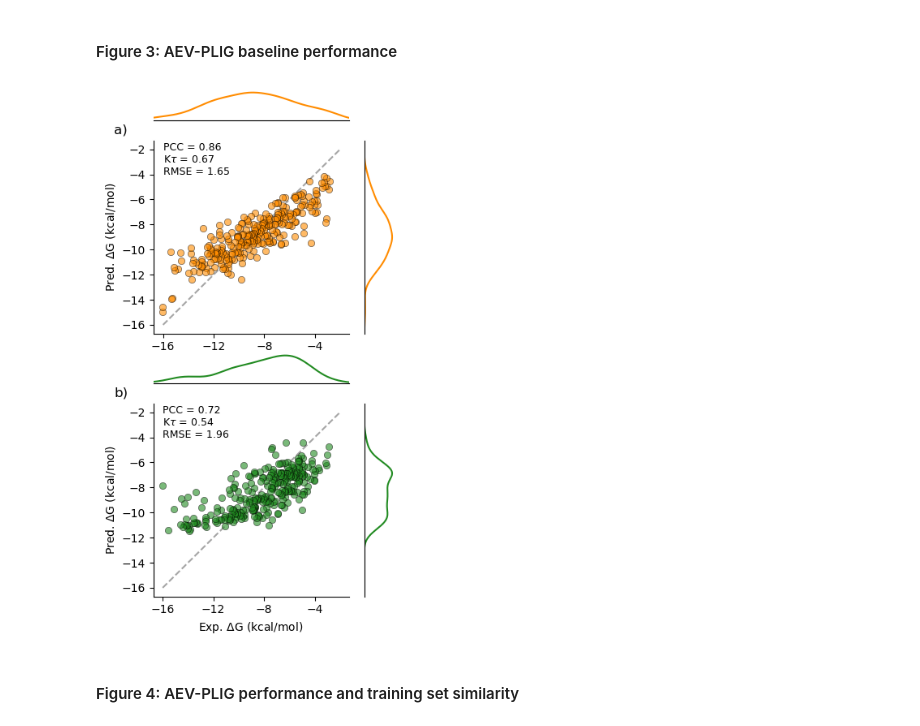
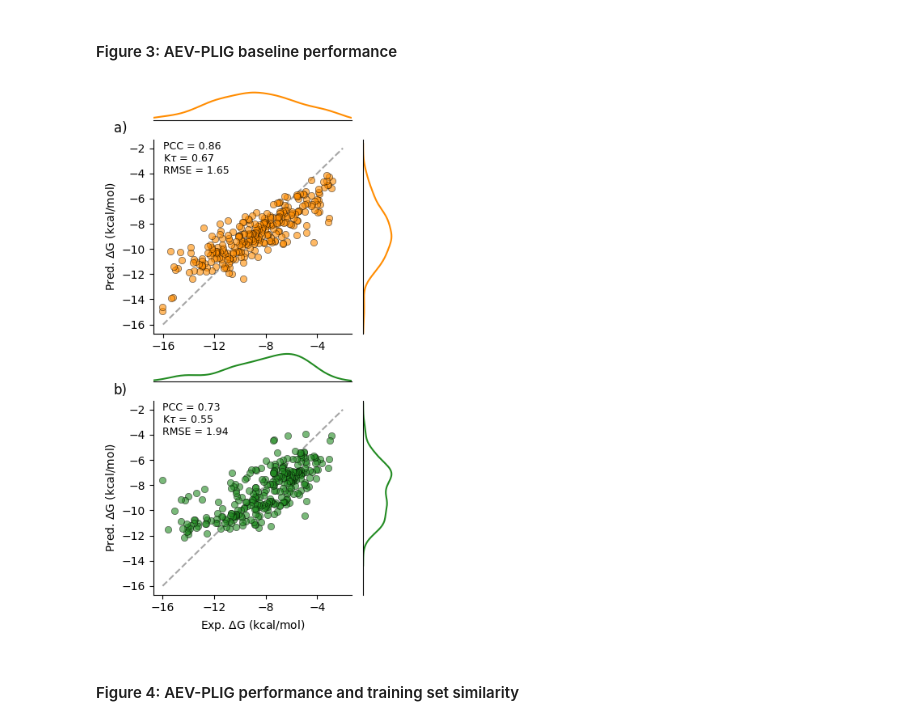
Before and after one commit to matthewtwarren/aev-plig-paper, a Jupyter notebook: figures/AEV-PLIG_figures.ipynb, the cells around one changed output. Drawn from its saved outputs; the diff is of its cells as text; code cells hidden in the pictures.

Commit message:
New figures

```diff
--- a/figures/AEV-PLIG_figures.ipynb
+++ b/figures/AEV-PLIG_figures.ipynb
@@ -13,6 +15,8 @@ from sklearn.metrics import mean_squared_error
 import matplotlib as mpl
 mpl.rcParams['savefig.dpi'] = 600
 mpl.rcParams['font.size'] = 10
+# %%
+data_path = "../data/"
 # %% [markdown]
 ### Main paper
 # %% [markdown]
@@ -159,20 +164,21 @@ def plot_scatter_with_marginals(df1, df2, x_col, y_col, group_col, outpath=None)
         plt.tight_layout(w_pad=1, h_pad=0)
         plt.savefig(outpath, bbox_inches='tight')
 # %%
-ood_baseline_predictions = pd.read_csv("../data/baseline/ood_test_refined+_predictions.csv")
+ood_baseline_predictions = pd.read_csv(os.path.join(data_path, "baseline/AEV-PLIG_oodtest_predictions.csv"))
 ood_baseline_predictions.rename(columns={'preds': 'preds_pk'}, inplace=True)
-ood_baseline_predictions['Exp. ΔG'] = [pk_to_dg(pk) for pk in ood_baseline_predictions['truth']]
+ood_baseline_predictions['Exp. ΔG'] = [pk_to_dg(pk) for pk in ood_baseline_predictions['pK']]
 ood_baseline_predictions['preds'] = [pk_to_dg(pk) for pk in ood_baseline_predictions['preds_pk']]
 ood_baseline_predictions['Target'] = 'OOD'
 
-casf16_baseline_predictions = pd.read_csv("../data/baseline/casf2016_pdbbind_predictions.csv")
+casf16_baseline_predictions = pd.read_csv(os.path.join(data_path, "baseline/AEV-PLIG_casf2016_pdbbind_predictions.csv"))
 casf16_baseline_predictions.rename(columns={'preds': 'preds_pk'}, inplace=True)
 casf16_baseline_predictions['Exp. ΔG'] = [pk_to_dg(pk) for pk in casf16_baseline_predictions['truth']]
 casf16_baseline_predictions['preds'] = [pk_to_dg(pk) for pk in casf16_baseline_predictions['preds_pk']]
 casf16_baseline_predictions['Target'] = 'CASF2016'
 # %%
-plot_scatter_with_marginals(casf16_baseline_predictions,ood_baseline_predictions, 'Exp. ΔG', 'preds', 'Target', './figure3.pdf')
+#plot_scatter_with_marginals(casf16_baseline_predictions,ood_baseline_predictions, 'Exp. ΔG', 'preds', 'Target', './figure3.pdf')
+plot_scatter_with_marginals(casf16_baseline_predictions,ood_baseline_predictions, 'Exp. ΔG', 'preds', 'Target', './figure3.png')
 # %% [output]
-[figure, old version]
+[figure, new version]
 # %% [markdown]
 #### Figure 4: AEV-PLIG performance and training set similarity
```
Also changed, not shown: parts of 49 cells of this notebook, 12 other files.
